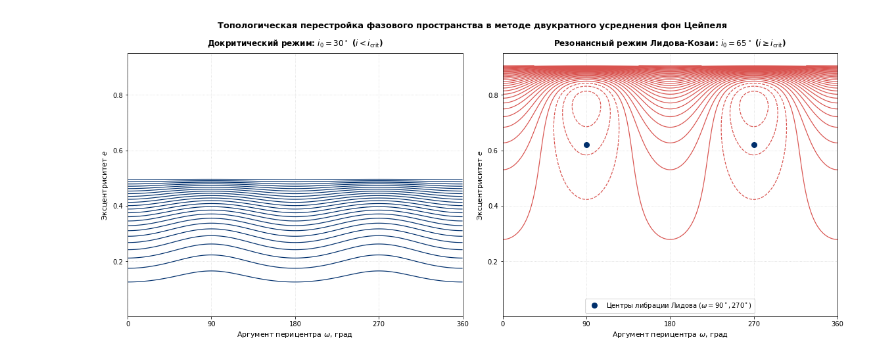
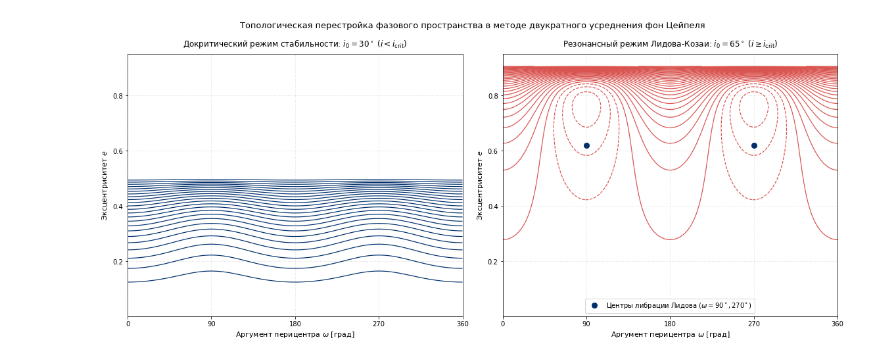
Before and after one commit to DPritykin/nonlinear-dynamics, a Jupyter notebook: Asymtotic Methods in Astrodynamics/4 Метод фон Цейпеля.ipynb, the cells around one changed output. Saved outputs shown, nothing was run; the diff lists cells and outputs as text; code cells hidden in the pictures.

Commit message:
text edits and list of references

```diff
--- a/Asymtotic Methods in Astrodynamics/4 Метод фон Цейпеля.ipynb
+++ b/Asymtotic Methods in Astrodynamics/4 Метод фон Цейпеля.ipynb
@@ -1076,18 +1074,18 @@ import numpy as np
 import matplotlib.pyplot as plt
 
 # =====================================================================
-# 1. ОПРЕДЕЛЕНИЕ ФУНКЦИИ ГАМИЛЬТОНИАНА ЛИДОВА-КОЗАИ
+# 1. ВЫЧИСЛЕНИЕ ФУНКЦИИ ГАМИЛЬТОНИАНА ЛИДОВА-КОЗАИ
 # =====================================================================
 def lidov_kozai_hamiltonian(omega, e, C_LK):
     """
-    Вычисляет безразмерное значение дважды усредненного гамильтониана (31)
+    Вычисляет безразмерное значение дважды усредненного гамильтониана (33)
     в квадрупольном приближении метода фон Цейпеля.
     """
     # Вычисление текущего наклонения из закона сохранения C_LK
     cos2_i = (C_LK**2) / (1.0 - e**2)
     sin2_i = 1.0 - cos2_i
 
-    # Расчет безразмерной структуры гамильтониана (уравнение 31)
+    # Расчет безразмерной структуры гамильтониана (уравнение 33)
     G_term = (1.0 - e**2)**(-1.5)
     term_1 = (2.0 + 3.0 * e**2) * (3.0 * cos2_i - 1.0)
     term_2 = 15.0 * e**2 * sin2_i * np.cos(2.0 * omega)
@@ -1098,17 +1096,17 @@ def lidov_kozai_hamiltonian(omega, e, C_LK):
 # 2. ФОРМИРОВАНИЕ СЕТКИ ФАЗОВОГО ПРОСТРАНСТВА
 # =====================================================================
 omega_vec = np.linspace(0, 2 * np.pi, 400) # Аргумент перицентра от 0 до 360 градусов
-e_vec = np.linspace(0.001, 0.95, 300)     # Эксцентриситет
+e_vec = np.linspace(0.001, 0.95, 300)     # Эксцентриситет орбиты
 
 Omega_mesh, E_mesh = np.meshgrid(omega_vec, e_vec)
 
 # =====================================================================
-# 3. ПОСТРОЕНИЕ ФАЗОВЫХ ПОРТРЕТОВ ДЛЯ РАЗЛИЧНЫХ НАКЛОНЕНИЙ
+# 3. ОТОБРАЖЕНИЕ ФАЗОВЫХ ТРАЕКТОРИЙ ДЛЯ РАЗЛИЧНЫХ НАКЛОНЕНИЙ
 # =====================================================================
 fig, (ax1, ax2) = plt.subplots(1, 2, figsize=(16, 7))
 
 # ---------------------------------------------------------------------
-# График 1: Докритический режим (i = 30° < i_crit)
+# График 1: Докритический режим стабильности (i = 30° < i_crit)
 # ---------------------------------------------------------------------
 i_sub = np.radians(30.0)
 C_LK_sub = np.sqrt(1.0 - 0.0**2) * np.cos(i_sub)
@@ -1122,41 +1120,41 @@ for r in range(E_mesh.shape[0]):
             Z_sub[r, c] = np.nan
 
 contours_sub = ax1.contour(np.degrees(Omega_mesh), E_mesh, Z_sub, levels=25, colors='#002f6c', linewidths=1.2)
-ax1.set_title('Докритический режим: $i_0 = 30^\\circ$ ($i < i_{\\text{crit}}$)', fontsize=12, fontweight='bold', pad=12)
-ax1.set_xlabel('Аргумент перицентра $\\omega$, град', fontsize=11)
+ax1.set_title('Докритический режим стабильности: $i_0 = 30^\\circ$ ($i < i_{\\text{crit}}$)', fontsize=12, pad=12)
+ax1.set_xlabel('Аргумент перицентра $\\omega$ [град]', fontsize=11)
 ax1.set_ylabel('Эксцентриситет $e$', fontsize=11)
 ax1.set_xticks([0, 90, 180, 270, 360])
 ax1.grid(True, linestyle=':', alpha=0.5)
 
 # ---------------------------------------------------------------------
 # График 2: Резонансный режим Лидова-Козаи (i = 65° > i_crit)
 # ---------------------------------------------------------------------
 i_super = np.radians(65.0)
 C_LK_super = np.sqrt(1.0 - 0.0**2) * np.cos(i_super)
 
 Z_super = np.zeros_like(E_mesh)
 for r in range(E_mesh.shape[0]):
     for c in range(E_mesh.shape[1]):
         if (C_LK_super**2) / (1.0 - E_mesh[r, c]**2) <= 1.0:
             Z_super[r, c] = lidov_kozai_hamiltonian(Omega_mesh[r, c], E_mesh[r, c], C_LK_super)
         else:
             Z_super[r, c] = np.nan
 
 contours_super = ax2.contour(np.degrees(Omega_mesh), E_mesh, Z_super, levels=35, colors='#d9534f', linewidths=1.2)
-# Точки устойчивых центров либрации (углы 90 и 270 градусов)
+# Точки устойчивых центров либрации (аргумент перицентра равен 90 и 270 градусам)
 ax2.plot([90, 270], [0.62, 0.62], 'o', color='#002f6c', markersize=8, label='Центры либрации Лидова ($\\omega = 90^\\circ, 270^\\circ$)')
 
-ax2.set_title('Резонансный режим Лидова-Козаи: $i_0 = 65^\\circ$ ($i \\geq i_{\\text{crit}}$)', fontsize=12, fontweight='bold', pad=12)
-ax2.set_xlabel('Аргумент перицентра $\\omega$, град', fontsize=11)
+ax2.set_title('Резонансный режим Лидова-Козаи: $i_0 = 65^\\circ$ ($i \\geq i_{\\text{crit}}$)', fontsize=12, pad=12)
+ax2.set_xlabel('Аргумент перицентра $\\omega$ [град]', fontsize=11)
 ax2.set_ylabel('Эксцентриситет $e$', fontsize=11)
 ax2.set_xticks([0, 90, 180, 270, 360])
 ax2.grid(True, linestyle=':', alpha=0.5)
 ax2.legend(loc='lower center', fontsize=10)
 
 plt.suptitle('Топологическая перестройка фазового пространства в методе двукратного усреднения фон Цейпеля',
-             fontsize=13, fontweight='bold', y=0.98)
+             fontsize=13, y=0.98)
 plt.tight_layout()
 plt.show()
 # %% [output]
-[figure, old version]
+[figure, new version]
 # %% [markdown]
```
Also changed, not shown: parts of 36 cells of this notebook.
